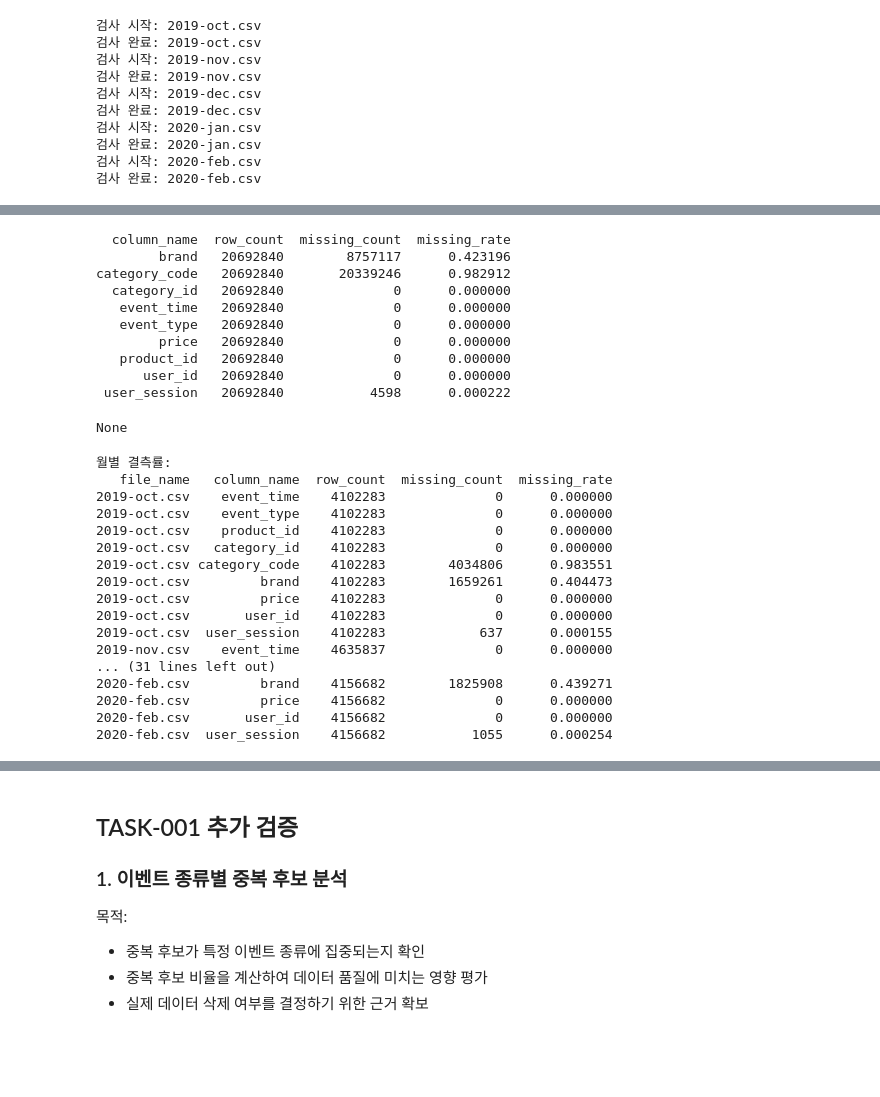
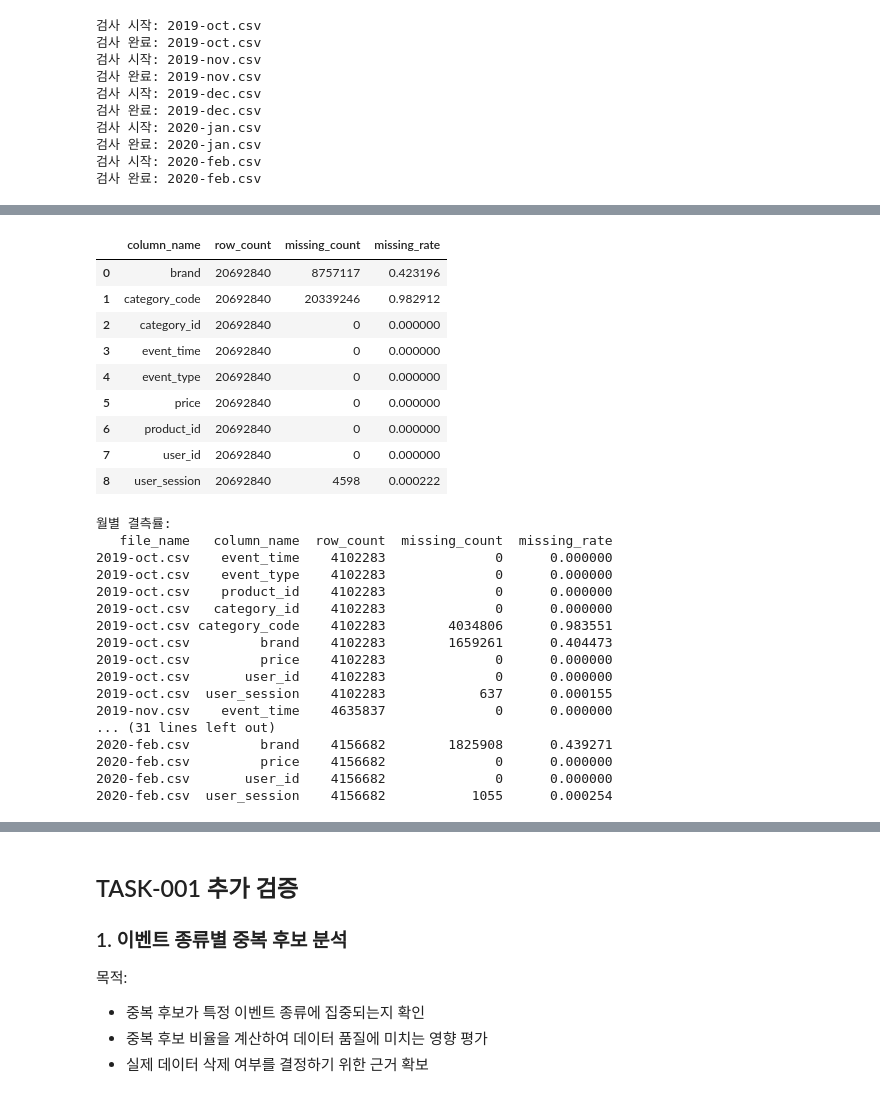
Before and after one commit to mingeon-t4r/04_beauty_commerce_analytics, a Jupyter notebook: notebooks/01_raw_data_exploration.ipynb, the cells around one changed output, grey strips where cells are left out. Drawn from its saved outputs; the diff is of its cells as text; code cells hidden in the pictures; blank space fills up the shorter version.

```diff
--- a/notebooks/01_raw_data_exploration.ipynb
+++ b/notebooks/01_raw_data_exploration.ipynb
@@ -153,50 +152,49 @@ None
 # %%
 missing_summary = (
     missing_df
     .groupby("column_name", as_index=False)[["row_count", "missing_count"]]
     .sum()
 )
 
 missing_summary["missing_rate"] = (
     missing_summary["missing_count"]
     / missing_summary["row_count"]
 )
 
 display(
-    print(missing_summary.to_string(index=False))
+    missing_summary
 )
 
 print("월별 결측률:")
 print(missing_df.to_string(index=False))
 # %% [output]
+|  | column_name | row_count | missing_count | missing_rate |
+| 0 | brand | 20692840 | 8757117 | 0.423196 |
+| 1 | category_code | 20692840 | 20339246 | 0.982912 |
+| 2 | category_id | 20692840 | 0 | 0.000000 |
+| 3 | event_time | 20692840 | 0 | 0.000000 |
+| 4 | event_type | 20692840 | 0 | 0.000000 |
+| 5 | price | 20692840 | 0 | 0.000000 |
+| 6 | product_id | 20692840 | 0 | 0.000000 |
+| 7 | user_id | 20692840 | 0 | 0.000000 |
+| 8 | user_session | 20692840 | 4598 | 0.000222 |
-  column_name  row_count  missing_count  missing_rate
-        brand   20692840        8757117      0.423196
-category_code   20692840       20339246      0.982912
-  category_id   20692840              0      0.000000
-   event_time   20692840              0      0.000000
-   event_type   20692840              0      0.000000
-        price   20692840              0      0.000000
-   product_id   20692840              0      0.000000
-      user_id   20692840              0      0.000000
- user_session   20692840           4598      0.000222
+월별 결측률:
+   file_name   column_name  row_count  missing_count  missing_rate
+2019-oct.csv    event_time    4102283              0      0.000000
+2019-oct.csv    event_type    4102283              0      0.000000
+2019-oct.csv    product_id    4102283              0      0.000000
+2019-oct.csv   category_id    4102283              0      0.000000
+2019-oct.csv category_code    4102283        4034806      0.983551
+2019-oct.csv         brand    4102283        1659261      0.404473
+2019-oct.csv         price    4102283              0      0.000000
+2019-oct.csv       user_id    4102283              0      0.000000
+2019-oct.csv  user_session    4102283            637      0.000155
+2019-nov.csv    event_time    4635837              0      0.000000
+... (31 lines left out)
+2020-feb.csv         brand    4156682        1825908      0.439271
+2020-feb.csv         price    4156682              0      0.000000
+2020-feb.csv       user_id    4156682              0      0.000000
+2020-feb.csv  user_session    4156682           1055      0.000254
-None
-월별 결측률:
-   file_name   column_name  row_count  missing_count  missing_rate
-2019-oct.csv    event_time    4102283              0      0.000000
-2019-oct.csv    event_type    4102283              0      0.000000
-2019-oct.csv    product_id    4102283              0      0.000000
-2019-oct.csv   category_id    4102283              0      0.000000
-2019-oct.csv category_code    4102283        4034806      0.983551
-2019-oct.csv         brand    4102283        1659261      0.404473
-2019-oct.csv         price    4102283              0      0.000000
-2019-oct.csv       user_id    4102283              0      0.000000
-2019-oct.csv  user_session    4102283            637      0.000155
-2019-nov.csv    event_time    4635837              0      0.000000
-... (31 lines left out)
-2020-feb.csv         brand    4156682        1825908      0.439271
-2020-feb.csv         price    4156682              0      0.000000
-2020-feb.csv       user_id    4156682              0      0.000000
-2020-feb.csv  user_session    4156682           1055      0.000254
 # %%
 event_summary = (
     event_df
```
Also changed, not shown: parts of 3 cells of this notebook, 2 other files.
